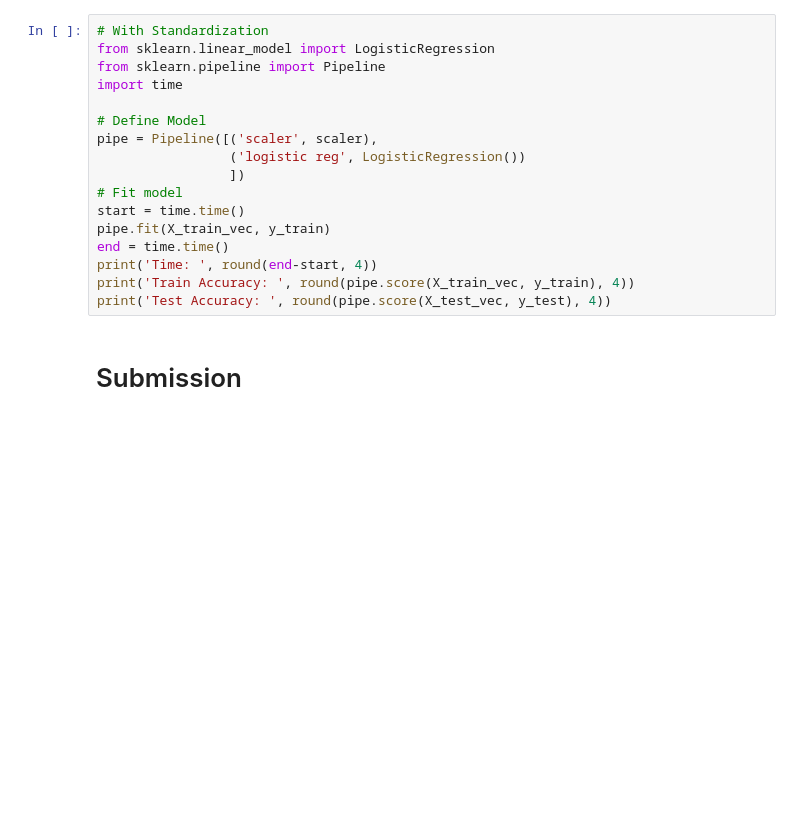
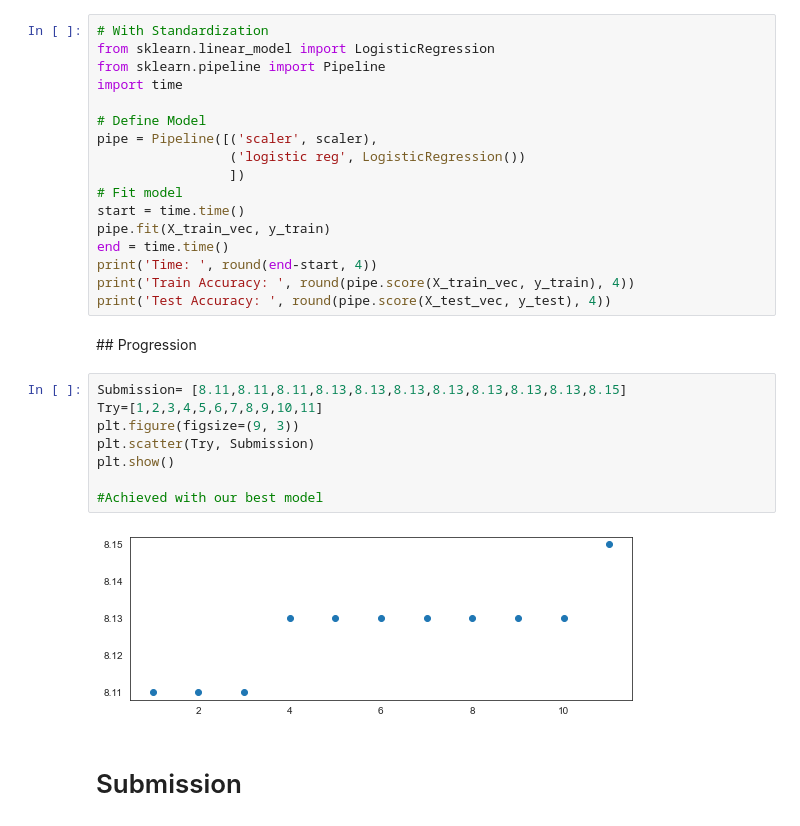
Before and after one commit to alexerne-git/ML-Zoom, a Jupyter notebook: Code/ML_Project.ipynb, the cells around one changed output. Saved outputs shown, nothing was run; the diff lists cells and outputs as text; blank space fills up the shorter version.

```diff
--- a/Code/ML_Project.ipynb
+++ b/Code/ML_Project.ipynb
@@ -1678,6 +1778,18 @@ end = time.time()
 print('Time: ', round(end-start, 4))
 print('Train Accuracy: ', round(pipe.score(X_train_vec, y_train), 4))
 print('Test Accuracy: ', round(pipe.score(X_test_vec, y_test), 4))
+# %% [markdown]
+## Progression
+# %%
+Submission= [8.11,8.11,8.11,8.13,8.13,8.13,8.13,8.13,8.13,8.13,8.15]
+Try=[1,2,3,4,5,6,7,8,9,10,11]
+plt.figure(figsize=(9, 3))
+plt.scatter(Try, Submission)
+plt.show()
+
+#Achieved with our best model
+# %% [output]
+[figure, added]
 # %% [markdown]
 # Submission
 # %% [markdown]
```
Also changed, not shown: parts of 7 cells of this notebook.
